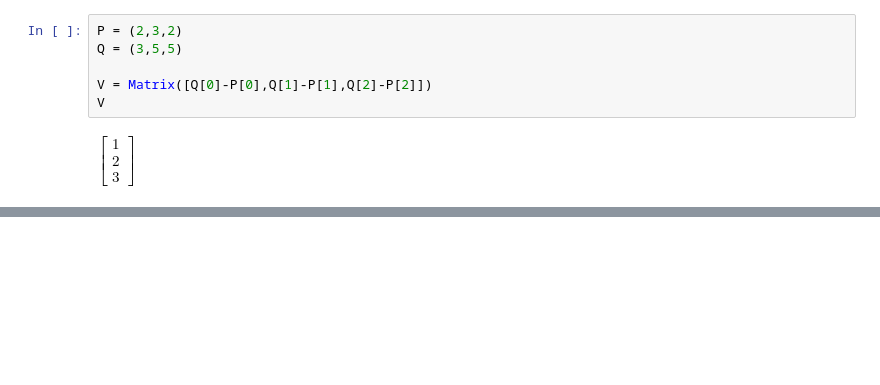
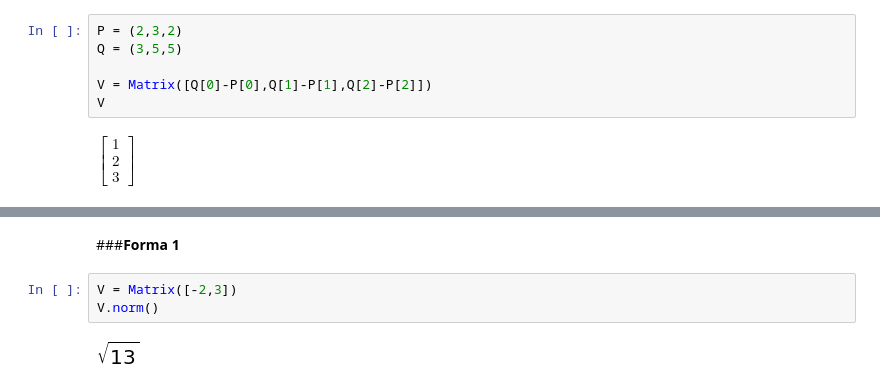
Before and after one commit to Santiago44mendez/ALGEBRA-LINEAL-CON-PYTHON, a Jupyter notebook: Álgebra_lineal_con_Python_Vectores,_operaciones_con_vectores,_rectas_y_planos_en_el_espacio.ipynb, the cells around one changed output, grey strips where cells are left out. Cells and saved outputs as stored; diff of their text form; blank space fills up the shorter version.

```diff
--- a/Álgebra_lineal_con_Python_Vectores,_operaciones_con_vectores,_rectas_y_planos_en_el_espacio.ipynb
+++ b/Álgebra_lineal_con_Python_Vectores,_operaciones_con_vectores,_rectas_y_planos_en_el_espacio.ipynb
@@ -166,0 +203,7 @@ $\displaystyle \left[\begin{matrix}1\\2\\3\end{matrix}\right]$
+# %% [markdown]
+###**Forma 1**
+# %%
+V = Matrix([-2,3])
+V.norm()
+# %% [output]
+[figure, added]
```
Also changed, not shown: parts of 34 cells of this notebook.
